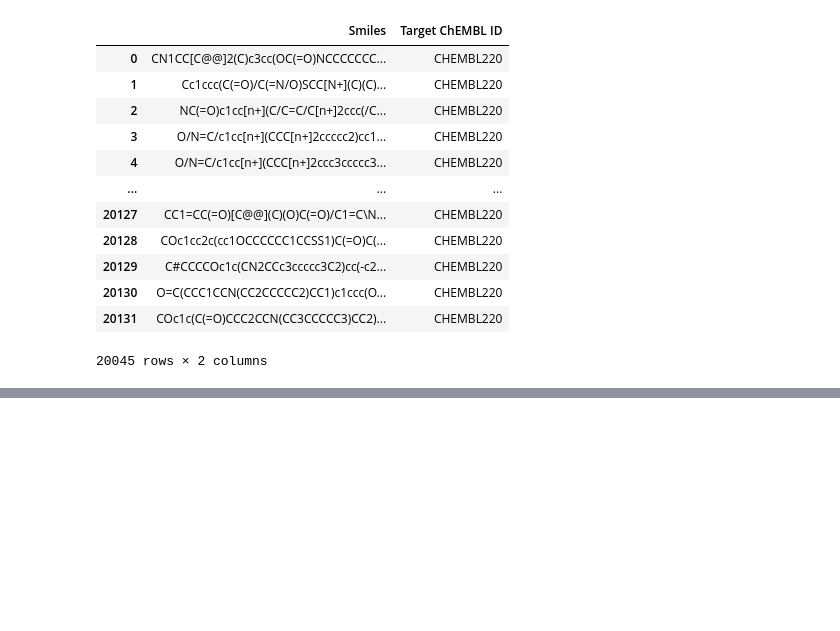
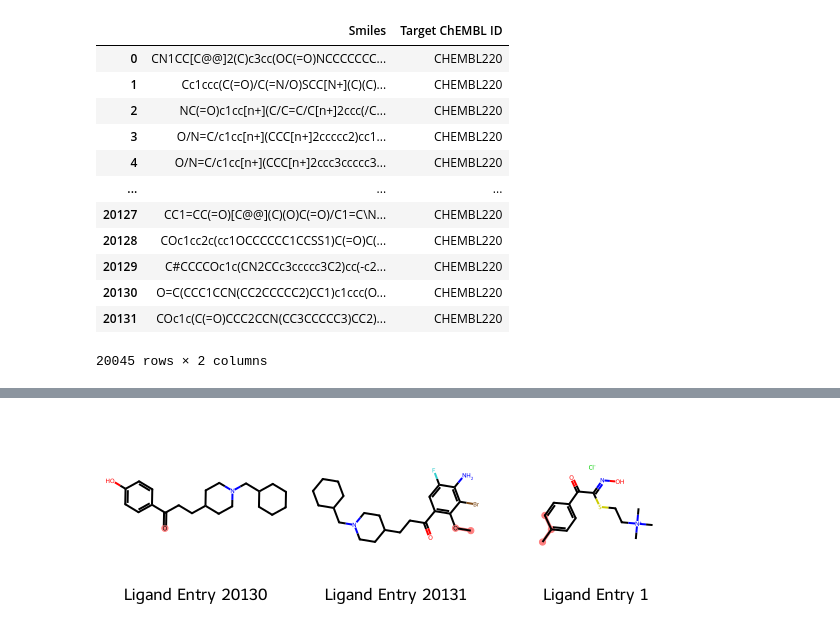
Before and after one commit to briskicedteaa/rdkit-cheminformatics-notebooks-, a Jupyter notebook: Visualizing_Molecules.ipynb, the cells around one changed output, grey strips where cells are left out. Drawn from its saved outputs; the diff is of its cells as text; code cells hidden in the pictures; blank space fills up the shorter version.

```diff
--- a/Visualizing_Molecules.ipynb
+++ b/Visualizing_Molecules.ipynb
@@ -57,0 +64,6 @@ display(df)
+# %%
+mols = [Chem.MolFromSmiles(s) for s in ['O=C(CCC1CCN(CC2CCCCC2)CC1)c1ccc(O)cc1', 'COc1c(C(=O)CCC2CCN(CC3CCCCC3)CC2)cc(F)c(N)c1Br', 'Cc1ccc(C(=O)/C(=N/O)SCC[N+](C)(C)C)cc1.[Cl-]']]
+legends = ['Ligand Entry 20130', 'Ligand Entry 20131', 'Ligand Entry 1']
+MolsToGridImage(mols, legends=legends, highlightAtomLists=[[0], [0,1], [0,1,2]], subImgSize=(200, 200))
+# %% [output]
+[figure, added]
```
Also changed, not shown: parts of 1 cell of this notebook.
